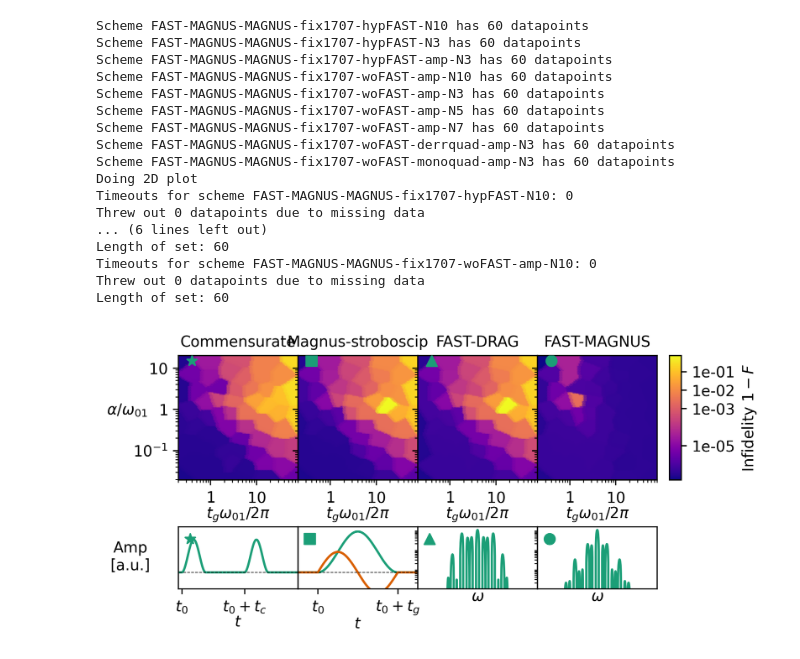
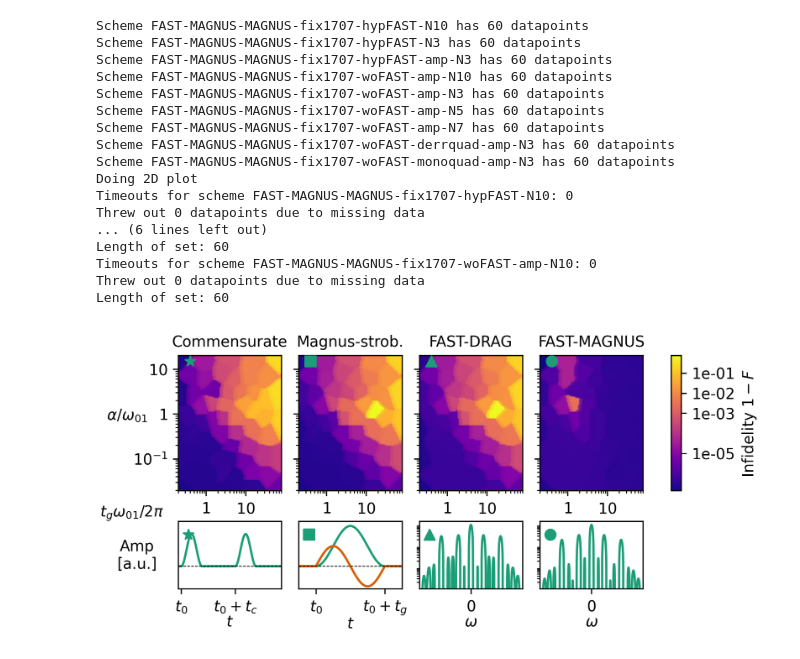
Before and after one commit to t-clausen/qdev_fastgates, a Jupyter notebook: paper/Figure2.ipynb, the cells around one changed output. Saved outputs shown, nothing was run; the diff lists cells and outputs as text; code cells hidden in the pictures.

Commit message:
Management of landscape discontinuity + figure progress

```diff
--- a/paper/Figure2.ipynb
+++ b/paper/Figure2.ipynb
@@ -11,7 +11,16 @@ methods = [
 ]
 sys.path.append(os.path.abspath(".."))
 gates = []
-if not os.path.exists("gates.pickle"):
+loadsuccess = False
+if os.path.exists("gates.pickle"):
+    try:
+        with open("gates.pickle", "rb") as f:
+            gates = pickle.load(f)
+        loadsuccess = True
+    except Exception as e:
+        print(f"Error loading gates: {e}")
+        loadsuccess = False
+if not loadsuccess:
     print("Generating gates...")
     for method in methods:
         from bachelor.utils import eval_functions as ef
@@ -24,6 +33,3 @@ if not os.path.exists("gates.pickle"):
         gates.append(gate)
     with open("gates.pickle", "wb") as f:
         pickle.dump(gates, f)
-else:
-    with open("gates.pickle", "rb") as f:
-        gates = pickle.load(f)
@@ -264,16 +352,18 @@ def do2(axs, score_dict,clear_buffers:dict,force_res=None, do_scatter=True):
             if n == 0:
                 tit = "Commensurate"
             elif n == 1:
-                tit = "Magnus-stroboscip"
+                tit = "Magnus-strob."
             elif n == 2:
                 tit = "FAST-DRAG"
             elif n == 3:
                 tit = "FAST-MAGNUS"
             ax.set_title(tit, fontsize=fz)
             #adjust the color of the cbar scale
-            ax.set_xlabel(r'$t_g\omega_{01}/2\pi$', fontsize=fz, labelpad=0.0)
             if n == 0:
                 ax.set_ylabel(r'$\alpha/\omega_{01}$', fontsize=fz, rotation='horizontal')
+                ax.set_xlabel(r'$t_g\omega_{01}/2\pi$', fontsize=fz, labelpad=0.0)
+                #set xlabel position to the left
+                ax.xaxis.set_label_coords(-0.45, -0.1)
             ax.set_xscale('log')
             ax.set_yscale('log')
             ax.set_yticks([0.1, 1, 10])
@@ -328,11 +418,11 @@ fig, axs = plt.subplots(2,5, figsize=(6, 4*7/10), sharex=False, sharey=False,dpi
 axs[-1,-1].set_visible(False)
 axs = axs.T
 do2(axs,scores_alpha,do_scatter=True, clear_buffers=clear_buffers)
-plt.subplots_adjust(hspace=.5,wspace=0)
+plt.subplots_adjust(hspace=.3,wspace=.2)
 import matplotlib as mpl
 def do_comm(ax):
     ax.set_xlabel(r'$t$', fontsize=10, labelpad=0.0)
-    ax.set_ylim(-0.5,1.4)
+    ax.set_ylim(-0.7,1.4)
     omega_01 = 0.6
     t_g = 2
     t_c = np.pi/omega_01
@@ -371,7 +461,7 @@ import sympy as sp
 def do_magn(ax):
     global gates, starspot
     ax.set_xlabel(r'$t$', fontsize=10, labelpad=0.0)
-    ax.set_ylim(-0.5,1.4)
+    ax.set_ylim(-0.7,1.4)
     omega_01 = 1.0
     t_g = starspot[0]/omega_01*2*np.pi
     #t_g = 9
@@ -461,14 +551,14 @@ def do_fast(ax):
             lambda t_prime: env_I(t_prime) * np.exp(-1j * omega * t_prime),
             t_0, t_0 + t_g
         )[0] / (t_g)
-    xM = 2.8*np.pi
+    xM = 1.8*np.pi
     Omega = np.linspace(-xM,xM,1000)
     Y = np.array([fourier_transform_i(omega) for omega in tqdm(Omega)])
     Y /= max(Y)
     ax.plot(Omega,Y,color=colors[0])
     ax.set_yscale('log')
-    ax.set_xticks([])
-    ax.set_xticklabels([])
+    ax.set_xticks([0])
+    ax.set_xticklabels([r'$0$'], fontsize=10)
     ax.set_yticks([])
     ax.set_yticklabels([])
     ax.set_xlim([min(Omega), max(Omega)])
@@ -519,42 +609,42 @@ def do_fm(ax):
             lambda t_prime: env_I(t_prime) * np.exp(-1j * omega * t_prime),
             t_0, t_0 + t_g
         )[0] / (t_g)
-    xM = 2.8*np.pi
+    xM = 1.8*np.pi
     Omega = np.linspace(-xM,xM,1000)
     Y = np.array([fourier_transform_i(omega) for omega in tqdm(Omega)])
     Y /= max(Y)
     ax.plot(Omega,Y,color=colors[0])
     ax.set_yscale('log')
-    ax.set_xticks([])
-    ax.set_xticklabels([])
+    ax.set_xticks([0])
+    ax.set_xticklabels([r'$0$'], fontsize=10)
     ax.set_yticks([])
     ax.set_yticklabels([])
     ax.set_xlim([min(Omega), max(Omega)])
     ax.set_ylim([1e-3, 1.5])
     x0 = ax.get_xlim()[0]
     xlen = ax.get_xlim()[1] - x0
     y0 = ax.get_ylim()[0]
     ylen = ax.get_ylim()[1]/ y0
     y0, ylen = np.log10(y0), np.log10(ylen)
     yp = 10**(y0 + 0.8*ylen)
     ax.scatter(x0 + 0.1*xlen, yp, s=50, c=colors[0], marker='o', zorder=10)
 do_fm(axs[3,1])
 # %% [output]
 Scheme FAST-MAGNUS-MAGNUS-fix1707-hypFAST-N10 has 60 datapoints
 Scheme FAST-MAGNUS-MAGNUS-fix1707-hypFAST-N3 has 60 datapoints
 Scheme FAST-MAGNUS-MAGNUS-fix1707-hypFAST-amp-N3 has 60 datapoints
 Scheme FAST-MAGNUS-MAGNUS-fix1707-woFAST-amp-N10 has 60 datapoints
 Scheme FAST-MAGNUS-MAGNUS-fix1707-woFAST-amp-N3 has 60 datapoints
 Scheme FAST-MAGNUS-MAGNUS-fix1707-woFAST-amp-N5 has 60 datapoints
 Scheme FAST-MAGNUS-MAGNUS-fix1707-woFAST-amp-N7 has 60 datapoints
 Scheme FAST-MAGNUS-MAGNUS-fix1707-woFAST-derrquad-amp-N3 has 60 datapoints
 Scheme FAST-MAGNUS-MAGNUS-fix1707-woFAST-monoquad-amp-N3 has 60 datapoints
 Doing 2D plot
 Timeouts for scheme FAST-MAGNUS-MAGNUS-fix1707-hypFAST-N10: 0
 Threw out 0 datapoints due to missing data
 ... (6 lines left out)
 Length of set: 60
 Timeouts for scheme FAST-MAGNUS-MAGNUS-fix1707-woFAST-amp-N10: 0
 Threw out 0 datapoints due to missing data
 Length of set: 60
-[figure, old version]
+[figure, new version]
```
Also changed, not shown: parts of 1 cell of this notebook, 6 other files.
